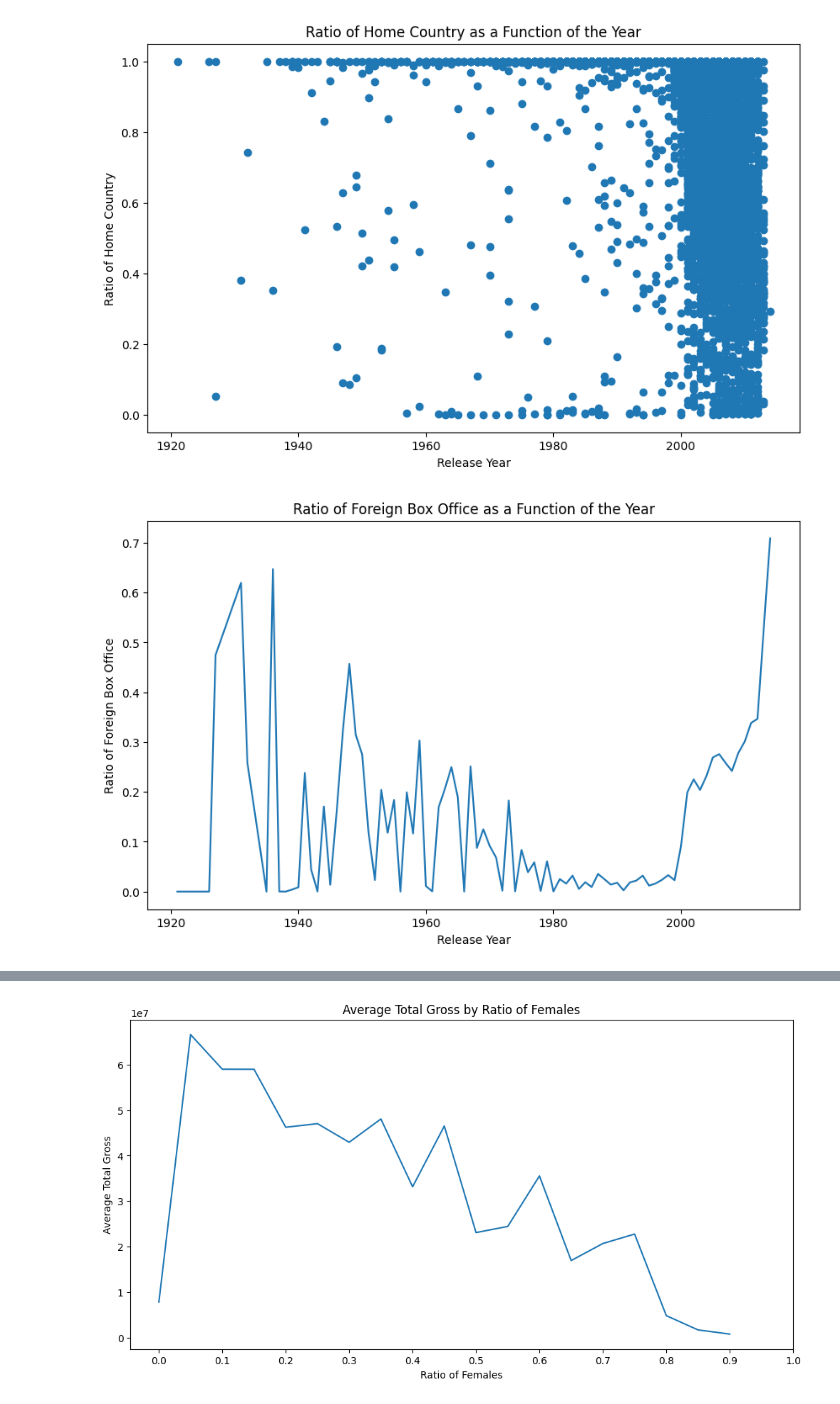
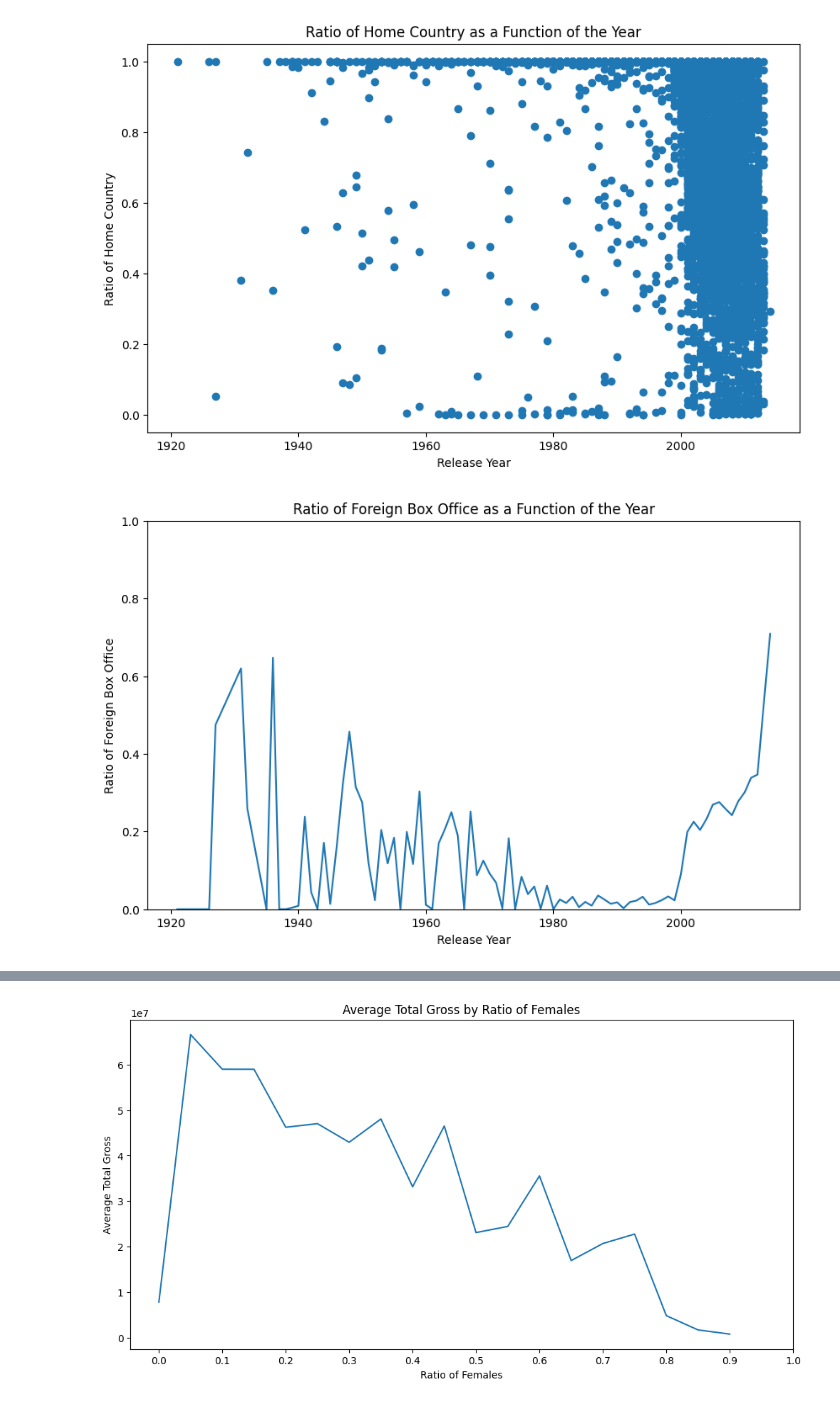
Before and after one commit to epfl-ada/ada-2023-project-nada2023, a Jupyter notebook: notebook.ipynb, the cells around one changed output, grey strips where cells are left out. Drawn from its saved outputs; the diff is of its cells as text; code cells hidden in the pictures.

```diff
--- a/notebook.ipynb
+++ b/notebook.ipynb
@@ -567,12 +563,13 @@ plt.show()
 # %%
 plt.figure(figsize=(10, 6))
 plt.plot(1-df_home_country_combined.groupby('release_date')['ratio_of_home_country'].mean())
 plt.xlabel('Release Year')
 plt.ylabel('Ratio of Foreign Box Office')
 plt.title('Ratio of Foreign Box Office as a Function of the Year')
+plt.ylim(0, 1)
 plt.show()
 # %% [output]
-[figure, old version]
+[figure, new version]
 # %%
 total_home_per_year = df_home_country_combined.groupby('release_date')['gross'].sum()
 total_per_year = df_home_country_combined.groupby('release_date')['total_gross'].sum()
```
Also changed, not shown: parts of 11 cells of this notebook.
